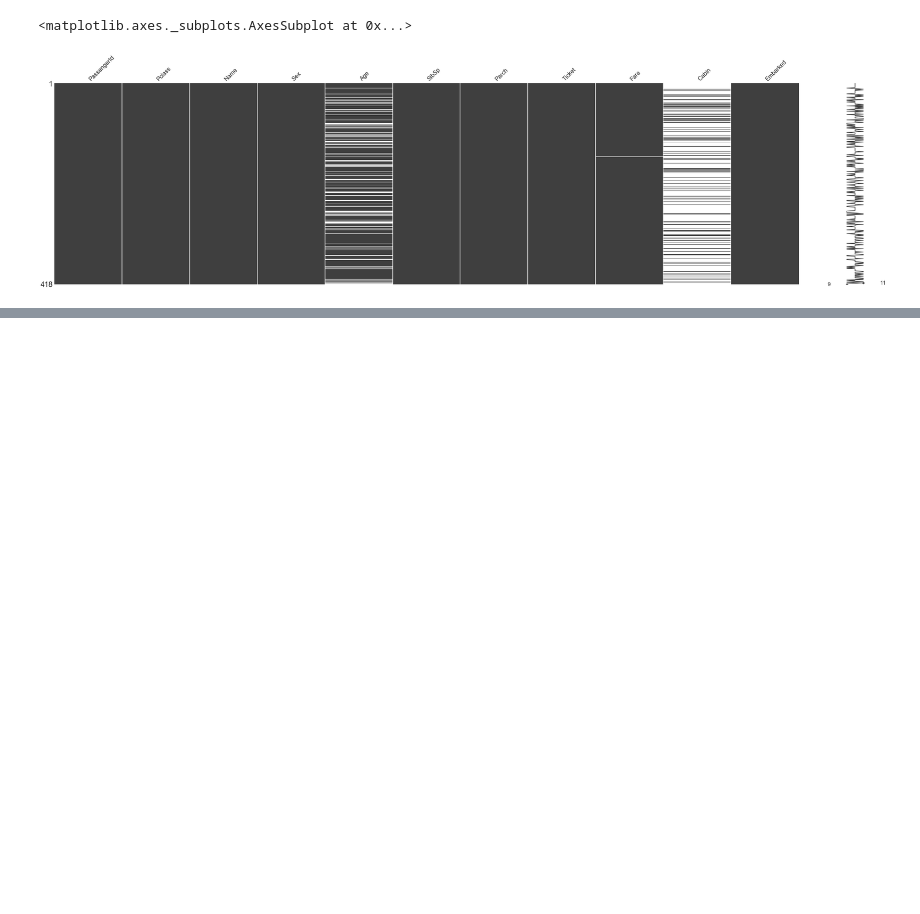
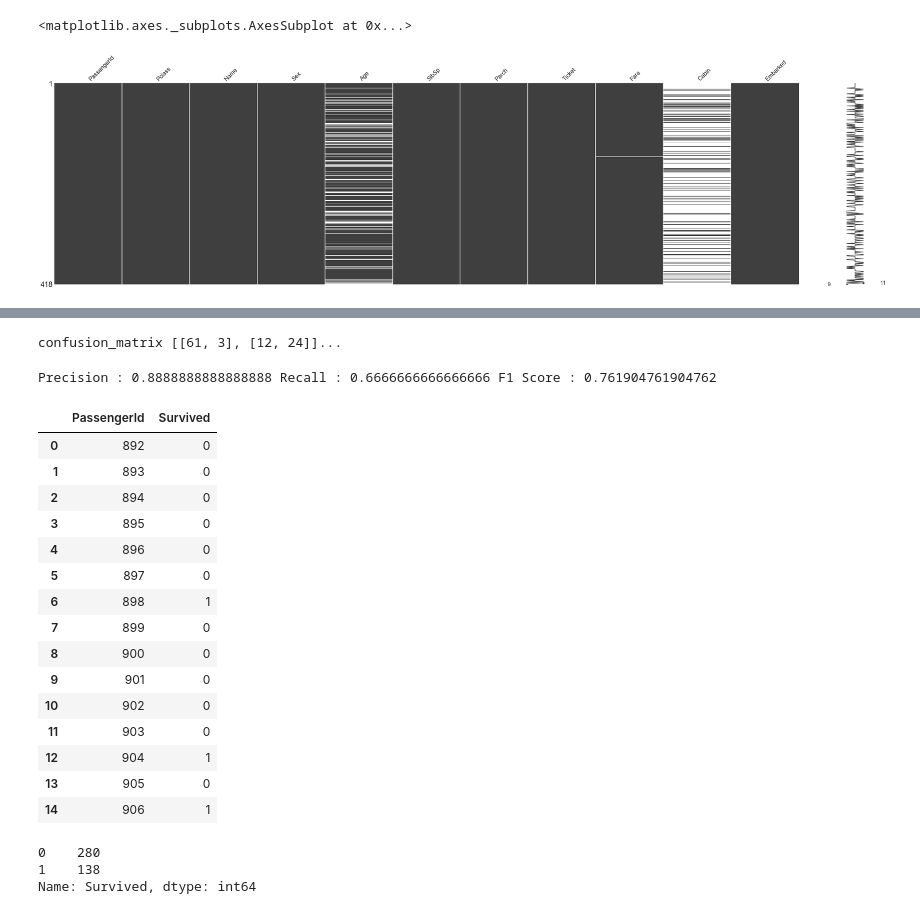
Before and after one commit to kiranravi6295/Titanic-NN, a Jupyter notebook: Titanic NN.ipynb, the cells around one changed output, grey strips where cells are left out. Saved outputs shown, nothing was run; the diff lists cells and outputs as text; code cells hidden in the pictures; blank space fills up the shorter version.

```diff
--- a/Titanic NN.ipynb
+++ b/Titanic NN.ipynb
@@ -202,0 +255,6 @@ test.head(15)
+# %%
+titanic_nn = TitanicNN()
+
+criterion = nn.BCELoss()
+
+optimizer = optim.SGD(titanic_nn.parameters(), lr = 0.03)
@@ -202,0 +324,72 @@ test.head(15)
+# %%
+state_dict = torch.load('checkpoint.pth')
+titanic_nn.load_state_dict(state_dict)
+
+confusion_matrix = [[0, 0], [0, 0]]
+
+with torch.no_grad():
+    titanic_nn.eval()
+    for data, data_target in zip(titanic_test, titanic_test_target) :
+        output = titanic_nn(data.float())
+
+        if output > 0.5 :
+            output = 1
+        else :
+            output = 0
+
+        confusion_matrix[data_target][output] += 1
+
+print('confusion_matrix {}... '.format(confusion_matrix))
+# %% [output]
+confusion_matrix [[61, 3], [12, 24]]...
+# %%
+precision = confusion_matrix[1][1] / (confusion_matrix[1][1] + confusion_matrix[0][1])
+recall = confusion_matrix[1][1] / (confusion_matrix[1][1] + confusion_matrix[1][0])
+f1 = (2 * precision * recall) / (precision + recall)
+print('Precision : {}'.format(precision),
+      'Recall : {}'.format(recall),
+      'F1 Score : {}'.format(f1))
+# %% [output]
+Precision : 0.8888888888888888 Recall : 0.6666666666666666 F1 Score : 0.761904761904762
+# %%
+test_data = torch.tensor(test.values)
+
+submission = pd.DataFrame(columns=['PassengerId', 'Survived'])
+
+with torch.no_grad():
+    titanic_nn.eval()
+
+    for data, passengerId in zip(test_data, test_passengers) :
+        output = titanic_nn(data.float())
+
+        if output > 0.5 :
+            output = 1
+        else :
+            output = 0
+
+        submission = submission.append({'PassengerId': passengerId, 'Survived': output}, ignore_index=True)
+
+submission.head(15)
+# %% [output]
+|  | PassengerId | Survived |
+| 0 | 892 | 0 |
+| 1 | 893 | 0 |
+| 2 | 894 | 0 |
+| 3 | 895 | 0 |
+| 4 | 896 | 0 |
+| 5 | 897 | 0 |
+| 6 | 898 | 1 |
+| 7 | 899 | 0 |
+| 8 | 900 | 0 |
+| 9 | 901 | 0 |
+| 10 | 902 | 0 |
+| 11 | 903 | 0 |
+| 12 | 904 | 1 |
+| 13 | 905 | 0 |
+| 14 | 906 | 1 |
+# %%
+submission['Survived'].value_counts()
+# %% [output]
+0    280
+1    138
+Name: Survived, dtype: int64
```
Also changed, not shown: parts of 15 cells of this notebook, 1 other file.
